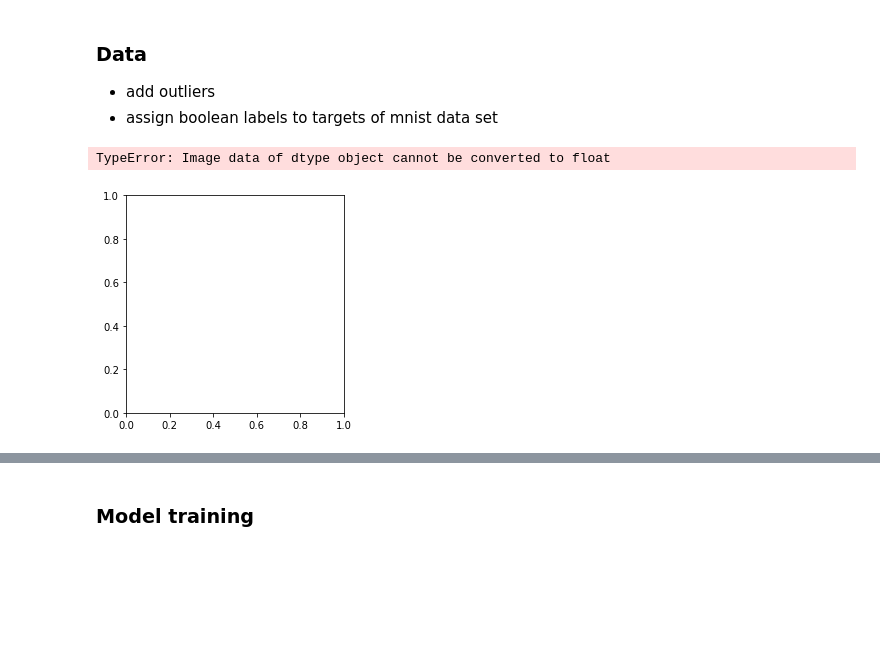
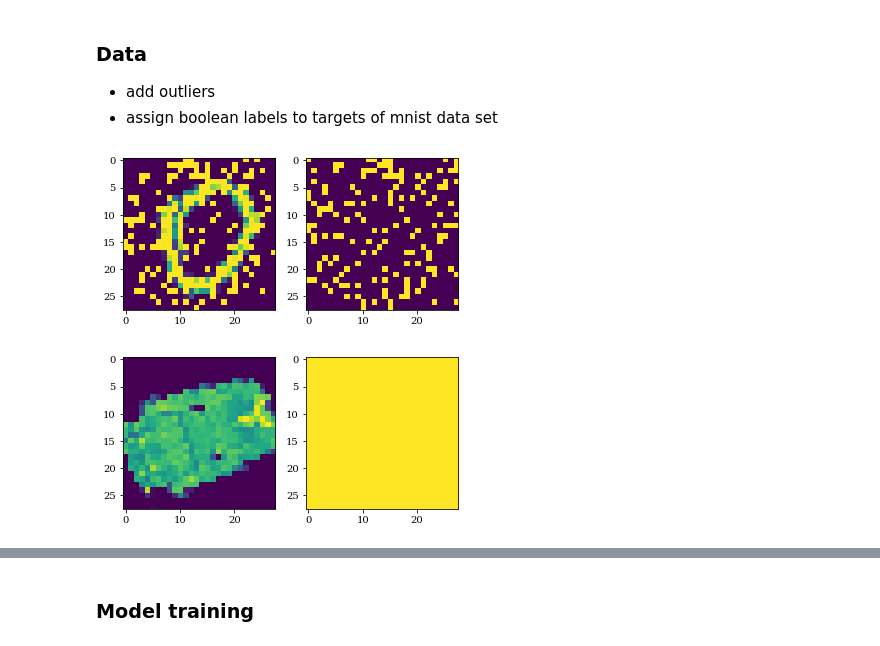
Before and after one commit to heymarco/edge_outlier_detection, a Jupyter notebook: EXP_cifar.ipynb, the cells around one changed output, grey strips where cells are left out. Saved outputs shown, nothing was run; the diff lists cells and outputs as text; code cells hidden in the pictures; blank space fills up the shorter version.

```diff
--- a/EXP_cifar.ipynb
+++ b/EXP_cifar.ipynb
@@ -36,3 +44,5 @@ os.environ['KMP_DUPLICATE_LIB_OK'] = 'True'
 NUM_CLIENTS = 10
 BATCH_SIZE = 64
 LEARNING_RATE = 1e-3
+
+DEVICES_WITH_LOCAL_OUTLIERS = [0]
@@ -321,21 +277,3 @@ class RandomOutliers(object):
 
 - add outliers
 - assign boolean labels to targets of mnist data set
-# %%
-base_transforms_list = [
-    # transforms.RandomRotation(90, fill=(0,)),
-    # transforms.RandomResizedCrop(28, scale=(0.8, 1.0)),
-    transforms.ToTensor(),
-    RandomOutliers(percentage=1.0, subspace_fraction=0.2),
-]
-base_transform = transforms.Compose(base_transforms_list)
-
-mnist_data = datasets.FashionMNIST('../data', train=True, download=True,
-                                   transform=base_transform)
-
-plt.imshow(mnist_data)
-
-plt.show()
-# %% [output]
-TypeError: Image data of dtype object cannot be converted to float
-[figure, removed]
@@ -343,0 +280,6 @@ TypeError: Image data of dtype object cannot be converted to float
+# %%
+festool_data = create_federated_festool_dataset()
+targets = [
+    np.ones(data.shape) if i == 0 else np.zeros(data.shape) for i, data in enumerate(festool_data)
+]
+datasets = [Festool(festool_data[i], targets[i]) for i in range(len(targets))]
@@ -344,3 +321,24 @@ TypeError: Image data of dtype object cannot be converted to float
+# %%
+for data in federated_datasets[0]:
+    img, targets = data
+    if np.any(targets == 2):
+        fig, axes = plt.subplots(1, 2)
+        axes[0].imshow(img[0], vmin=0.0, vmax=1.0)
+        axes[1].imshow(targets, vmin=0.0)
+        plt.show()
+        break
+
+for data in federated_datasets[0]:
+    img, targets = data
+    if np.any(targets == 1):
+        fig, axes = plt.subplots(1, 2)
+        axes[0].imshow(img[0], vmin=0.0, vmax=1.0)
+        axes[1].imshow(targets, vmin=0)
+        plt.show()
+        break
+# %% [output]
+[figure, added]
+[figure, added]
 # %%
 # CONFIGURATION
 COMMUNICATION_ROUNDS = 5
```
Also changed, not shown: parts of 31 cells of this notebook, 3 other files.
